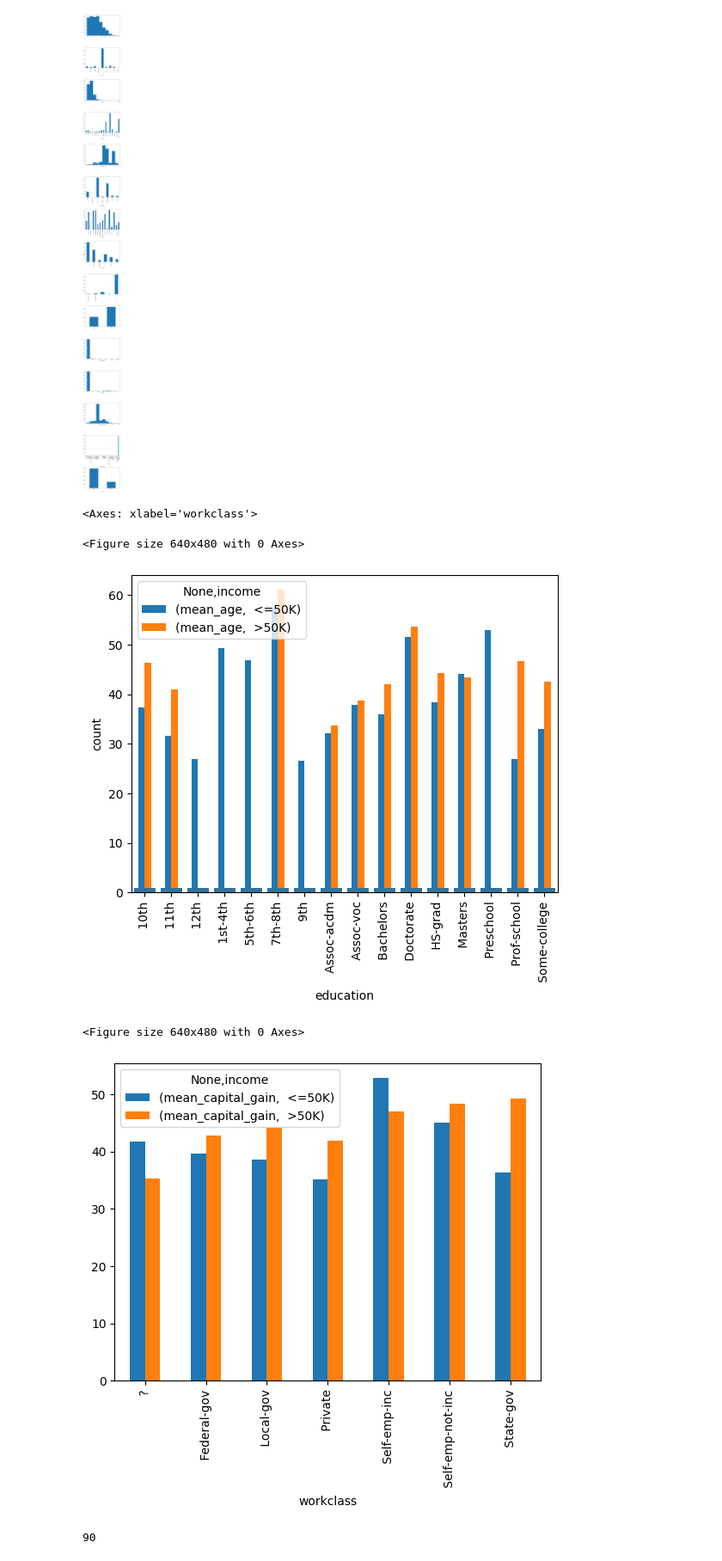
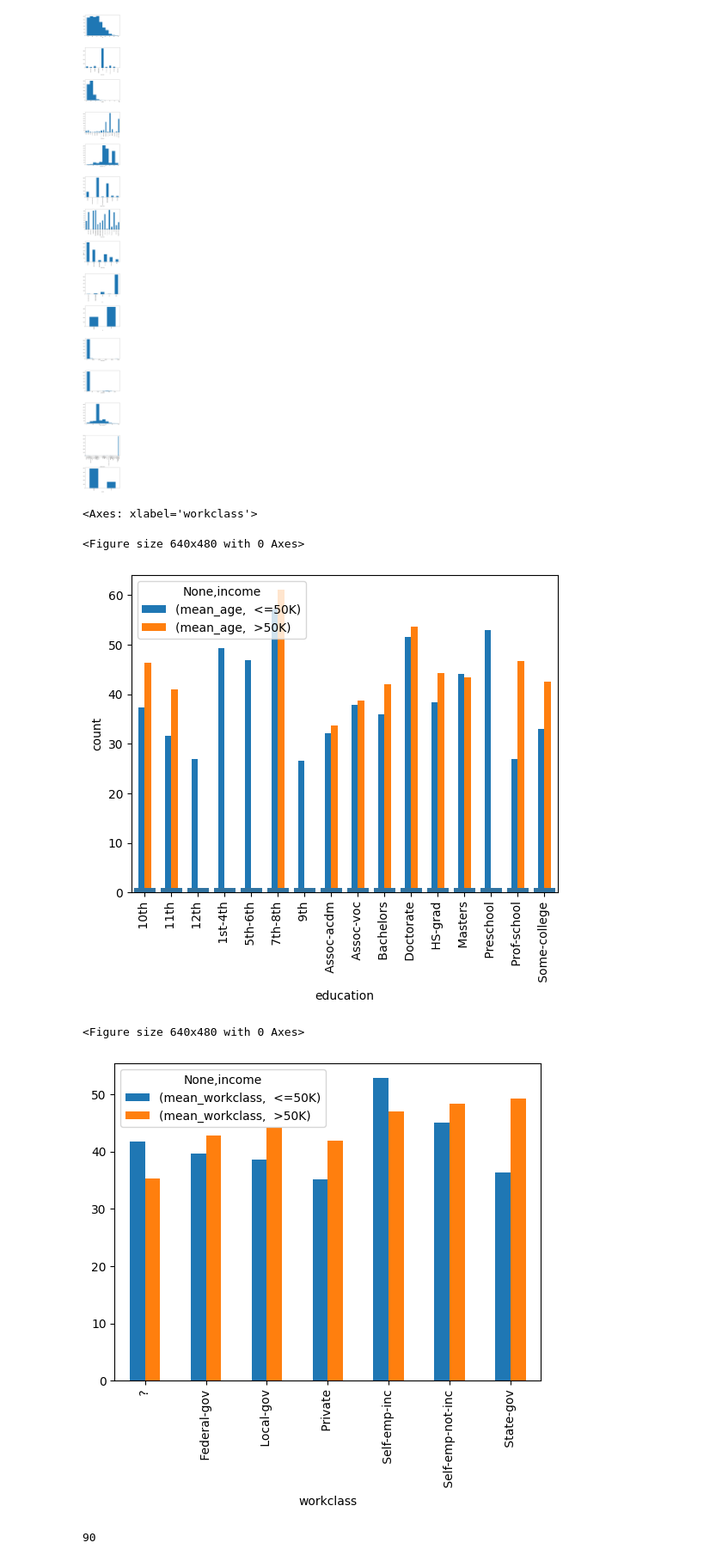
Before and after one commit to suvoganguli/FinalProject, a Jupyter notebook: InitialAnalysis.ipynb, the cells around one changed output. Shown: that part at 86% size. Saved outputs shown, nothing was run; the diff lists cells and outputs as text; code cells hidden in the pictures.

```diff
--- a/InitialAnalysis.ipynb
+++ b/InitialAnalysis.ipynb
@@ -115,17 +115,17 @@ discrete_plots(test_data,column_names,1)
 # %%
 # plot barplot grouped by education and income
 
 plt.figure()
 data.groupby(['education','income']).agg(mean_age=('age', 'mean')).unstack().plot.bar()
 sns.countplot(data['age'])
 plt.figure()
-data.groupby(['workclass','income']).agg(mean_capital_gain=('age', 'mean')).unstack().plot.bar()
+data.groupby(['workclass','income']).agg(mean_workclass=('age', 'mean')).unstack().plot.bar()
 # %% [output]
 <Axes: xlabel='workclass'>
 <Figure size 640x480 with 0 Axes>
 [figure]
 <Figure size 640x480 with 0 Axes>
-[figure, old version]
+[figure, new version]
 # %%
 data['age'].max()
 # %% [output]
```
Also changed, not shown: 2 other files.
